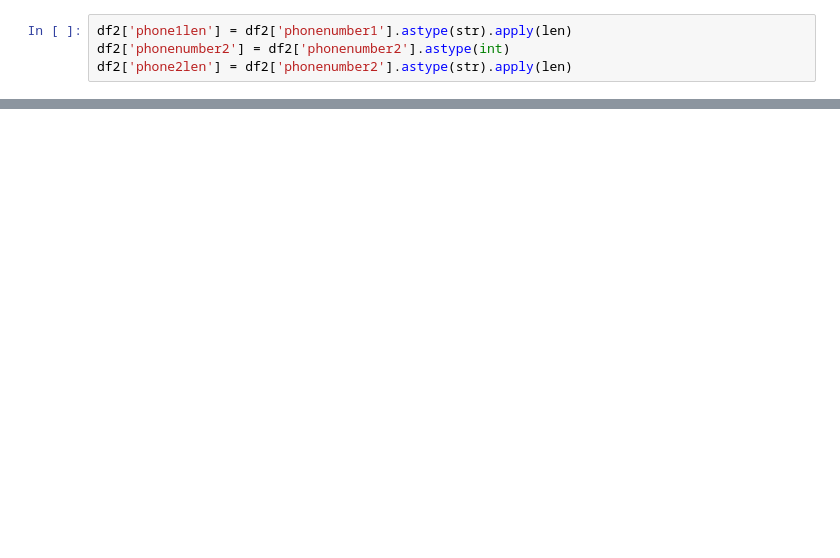
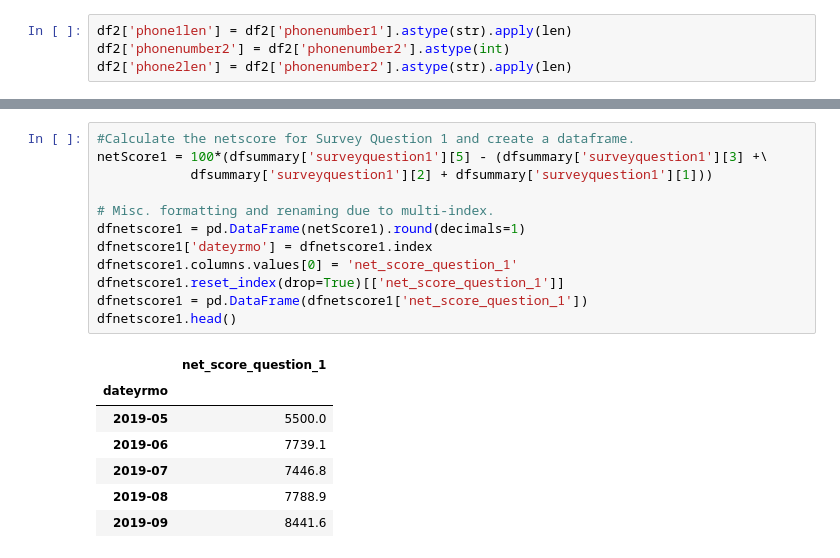
Before and after one commit to grantaguinaldo/bi-work, a Jupyter notebook: bi-work.ipynb, the cells around one changed output, grey strips where cells are left out. Drawn from its saved outputs; the diff is of its cells as text; blank space fills up the shorter version.

```diff
--- a/bi-work.ipynb
+++ b/bi-work.ipynb
@@ -211,0 +411,20 @@ df
+# %%
+#Calculate the netscore for Survey Question 1 and create a dataframe.
+netScore1 = 100*(dfsummary['surveyquestion1'][5] - (dfsummary['surveyquestion1'][3] +\
+            dfsummary['surveyquestion1'][2] + dfsummary['surveyquestion1'][1]))
+
+# Misc. formatting and renaming due to multi-index.
+dfnetscore1 = pd.DataFrame(netScore1).round(decimals=1)
+dfnetscore1['dateyrmo'] = dfnetscore1.index
+dfnetscore1.columns.values[0] = 'net_score_question_1'
+dfnetscore1.reset_index(drop=True)[['net_score_question_1']]
+dfnetscore1 = pd.DataFrame(dfnetscore1['net_score_question_1'])
+dfnetscore1.head()
+# %% [output]
+|  | net_score_question_1 |
+| dateyrmo |  |
+| 2019-05 | 5500.0 |
+| 2019-06 | 7739.1 |
+| 2019-07 | 7446.8 |
+| 2019-08 | 7788.9 |
+| 2019-09 | 8441.6 |
```
Also changed, not shown: parts of 55 cells of this notebook.
